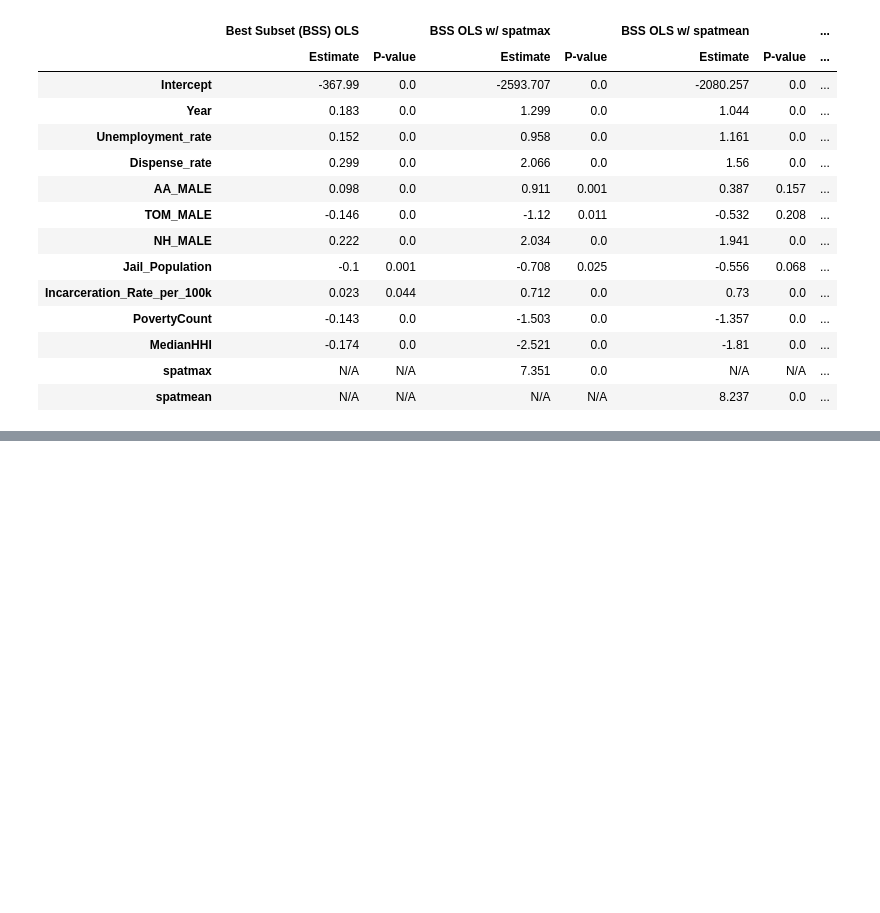
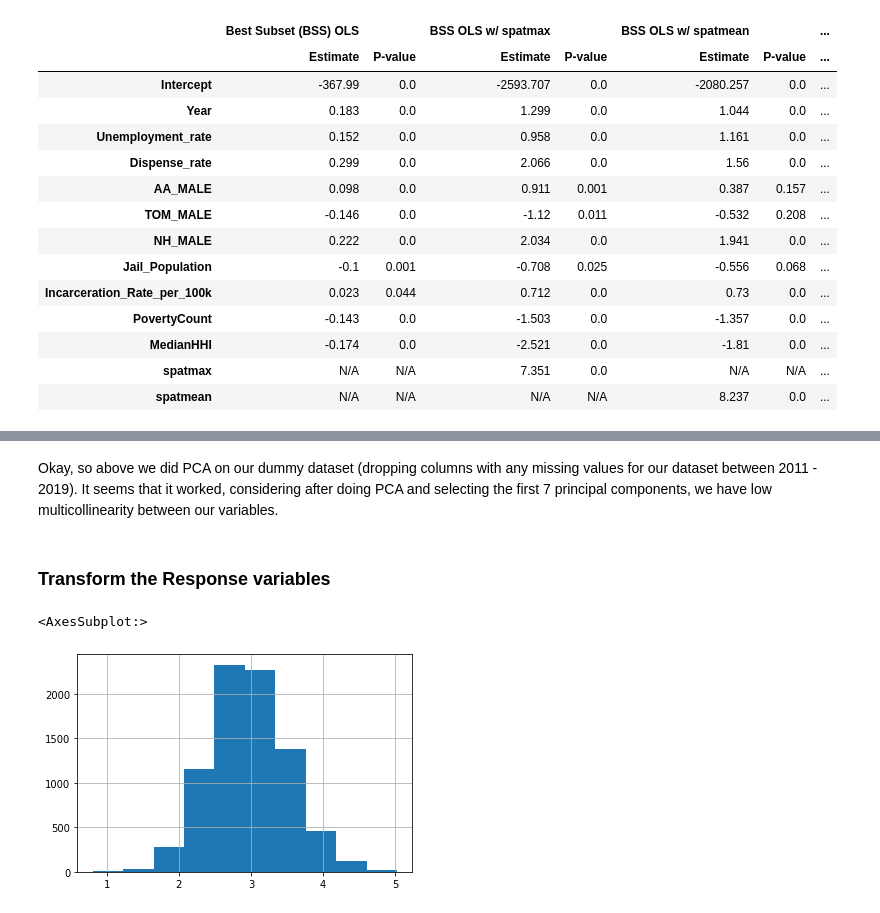
Before and after one commit to rhiannz/drugs, a Jupyter notebook: Reproducible/06_initial_modeling.ipynb, the cells around one changed output, grey strips where cells are left out. Saved outputs shown, nothing was run; the diff lists cells and outputs as text; code cells hidden in the pictures; blank space fills up the shorter version.

```diff
--- a/Analysis/Modeling/Modeling_Capstone_Assignment.ipynb
+++ b/Reproducible/06_initial_modeling.ipynb
@@ -815,0 +940,15 @@ As seen above there is still a lot that must be done in terms of fine tuning our
+# %% [markdown]
+Okay, so above we did PCA on our dummy dataset (dropping columns with any missing values for our dataset between 2011 - 2019). It seems that it worked, considering after doing PCA and selecting the first 7 principal components, we have low multicollinearity between our variables.
+# %% [markdown]
+### Transform the Response variables
+# %%
+# log transform the response
+# ONLY RUN IT ONCE
+
+df.head()
+df['log_cruder_Rate'] = np.log(df['Cruder_Rate'])
+df.head()
+df['log_cruder_Rate'].hist()
+# %% [output]
+<AxesSubplot:>
+[figure, added]
```
Also changed, not shown: parts of 19 cells of this notebook.
